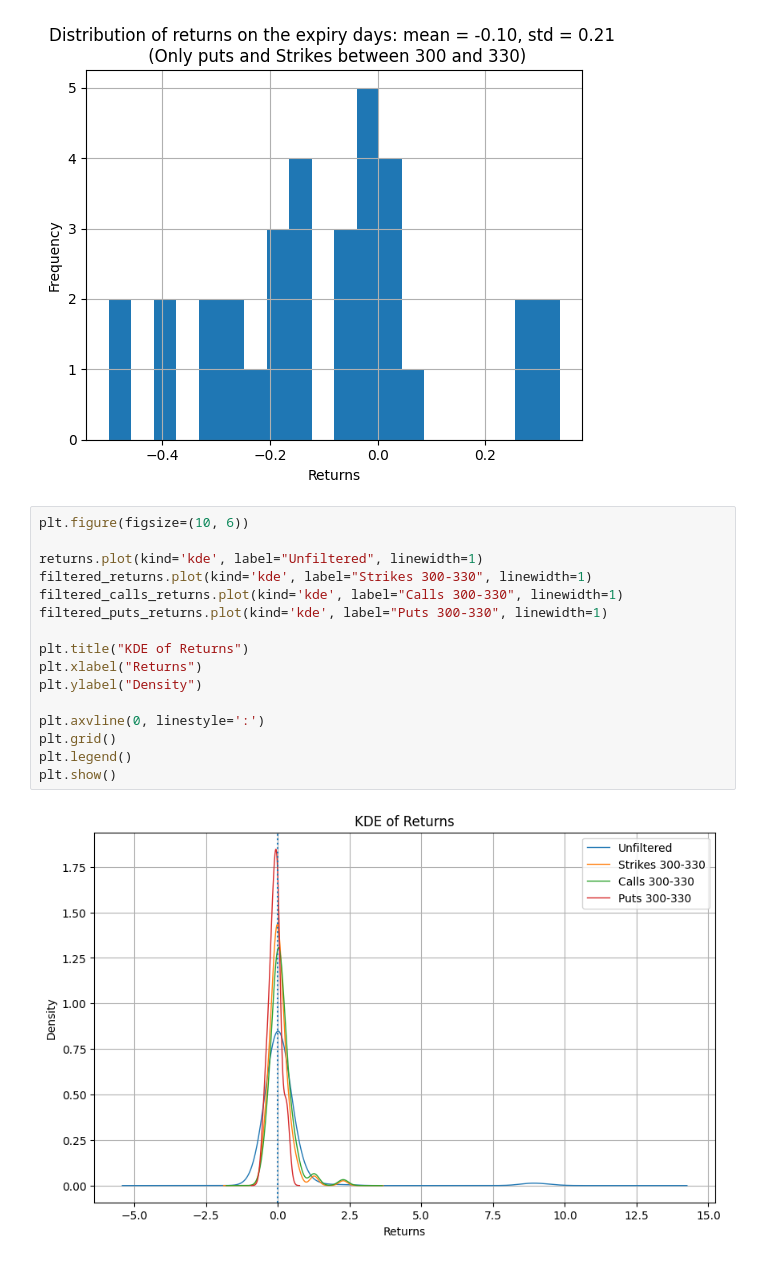
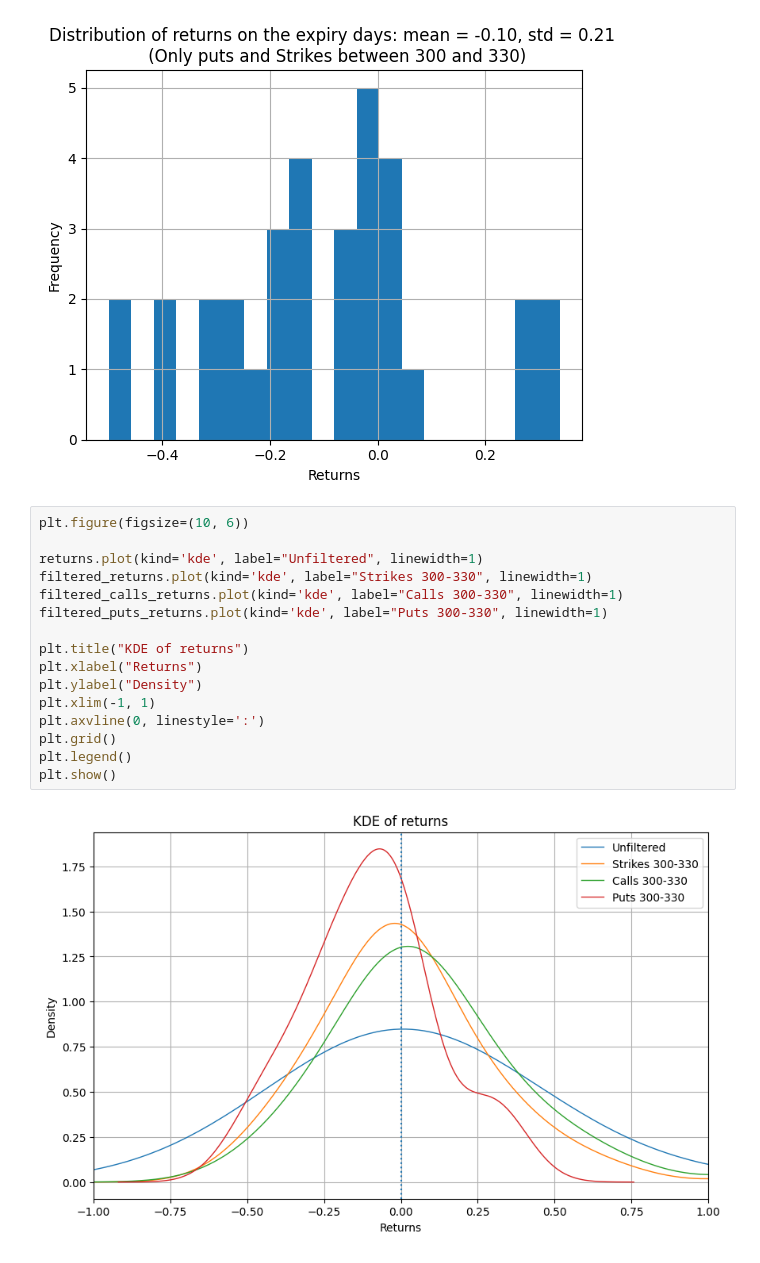
Before and after one commit to SigmaFlowX/Moex-Options-, a Jupyter notebook: notebooks/exipy_date_perf.ipynb, the cells around one changed output. Drawn from its saved outputs; the diff is of its cells as text.

```diff
--- a/notebooks/exipy_date_perf.ipynb
+++ b/notebooks/exipy_date_perf.ipynb
@@ -188,18 +188,18 @@ plt.show()
 # %%
 plt.figure(figsize=(10, 6))
 
 returns.plot(kind='kde', label="Unfiltered", linewidth=1)
 filtered_returns.plot(kind='kde', label="Strikes 300-330", linewidth=1)
 filtered_calls_returns.plot(kind='kde', label="Calls 300-330", linewidth=1)
 filtered_puts_returns.plot(kind='kde', label="Puts 300-330", linewidth=1)
 
-plt.title("KDE of Returns")
+plt.title("KDE of returns")
 plt.xlabel("Returns")
 plt.ylabel("Density")
-
+plt.xlim(-1, 1)
 plt.axvline(0, linestyle=':')
 plt.grid()
 plt.legend()
 plt.show()
 # %% [output]
-[figure, old version]
+[figure, new version]
```
Also changed, not shown: parts of 1 cell of this notebook.
